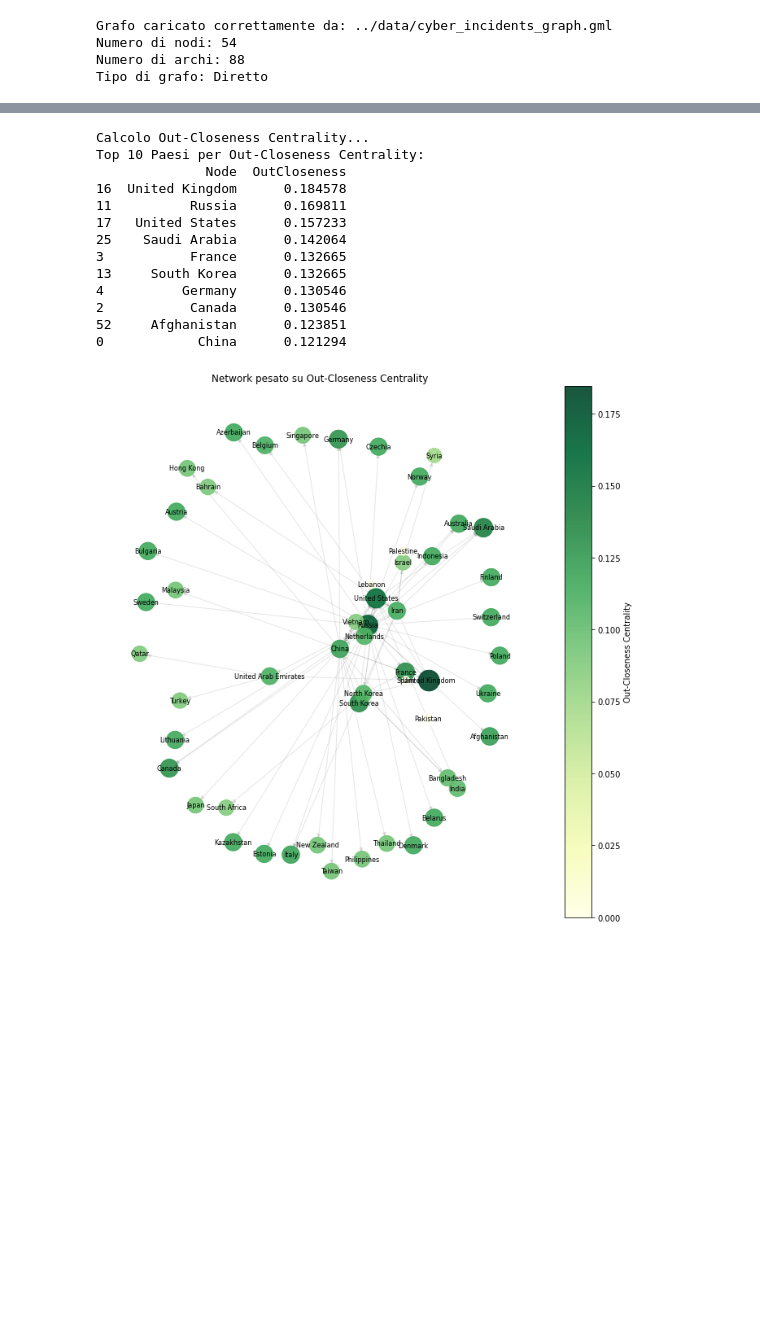
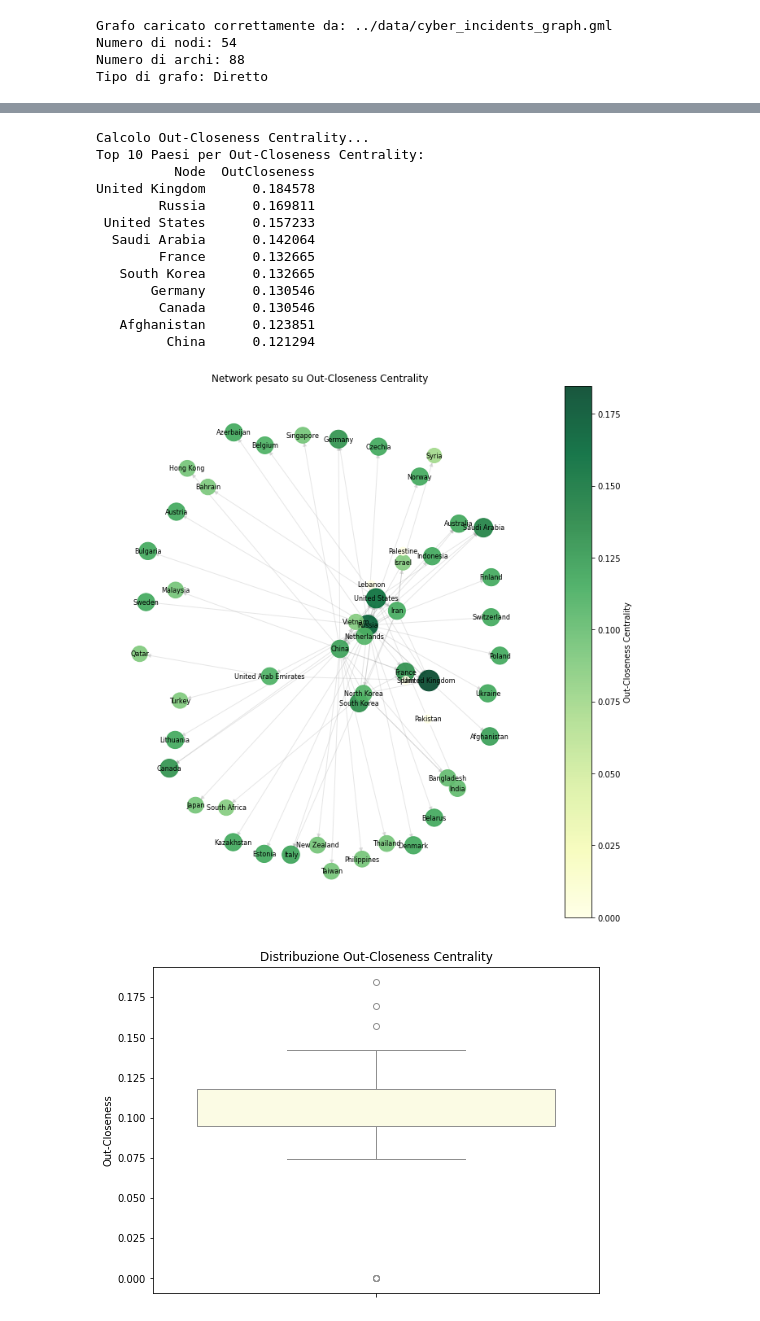
Before and after one commit to DataScience-Golddiggers/Graph-of-America, a Jupyter notebook: notebooks/03.1_Graph_Centrality_Analysis.ipynb, the cells around one changed output, grey strips where cells are left out. Cells and saved outputs as stored; diff of their text form; code cells hidden in the pictures; blank space fills up the shorter version.

```diff
--- a/notebooks/03.1_Graph_Centrality_Analysis.ipynb
+++ b/notebooks/03.1_Graph_Centrality_Analysis.ipynb
@@ -251,45 +260,54 @@ Top 10 Paesi per In-Closeness Centrality:
 # %%
 # --- OUT-CLOSENESS CENTRALITY ---
 # Out-Closeness misura quanto facilmente un nodo può raggiungere tutti gli altri nodi.
 
 print("Calcolo Out-Closeness Centrality...")
 out_closeness_centrality = nx.closeness_centrality(G)
 
 df_out_closeness = pd.DataFrame(list(out_closeness_centrality.items()), columns=['Node', 'OutCloseness'])
 df_out_closeness = df_out_closeness.sort_values(by='OutCloseness', ascending=False)
 
 print("Top 10 Paesi per Out-Closeness Centrality:")
-print(df_out_closeness.head(10))
+print(df_out_closeness.head(10).to_string(index=False))
 
 # 1. Force-Directed Graph
 plt.figure(figsize=(12, 12))
 pos = nx.spring_layout(G, seed=42)
 node_sizes = [v * 3000 + 100 for v in out_closeness_centrality.values()]
 nodes = nx.draw_networkx_nodes(G, pos, node_size=node_sizes,
                                node_color=list(out_closeness_centrality.values()),
                                cmap=plt.cm.YlGn, alpha=0.9)
 nx.draw_networkx_edges(G, pos, alpha=0.2, edge_color='gray')
 nx.draw_networkx_labels(G, pos, font_size=8)
 plt.colorbar(nodes, label='Out-Closeness Centrality')
 plt.title('Network pesato su Out-Closeness Centrality')
 plt.axis('off')
 plt.savefig(f"{output_folder}/out_closeness_network.png")
 plt.show()
+
+# 2. Box Plot
+plt.figure(figsize=(8, 6))
+sns.boxplot(y=df_out_closeness['OutCloseness'], color='lightyellow')
+plt.title('Distribuzione Out-Closeness Centrality')
+plt.ylabel('Out-Closeness')
+plt.savefig(f"{output_folder}/out_closeness_boxplot.png")
+plt.show()
 # %% [output]
 Calcolo Out-Closeness Centrality...
 Top 10 Paesi per Out-Closeness Centrality:
-              Node  OutCloseness
-16  United Kingdom      0.184578
-11          Russia      0.169811
-17   United States      0.157233
-25    Saudi Arabia      0.142064
-3           France      0.132665
-13     South Korea      0.132665
-4          Germany      0.130546
-2           Canada      0.130546
-52     Afghanistan      0.123851
-0            China      0.121294
+          Node  OutCloseness
+United Kingdom      0.184578
+        Russia      0.169811
+ United States      0.157233
+  Saudi Arabia      0.142064
+        France      0.132665
+   South Korea      0.132665
+       Germany      0.130546
+        Canada      0.130546
+   Afghanistan      0.123851
+         China      0.121294
 [figure]
+[figure, added]
 # %%
 # --- IN-EIGENVECTOR CENTRALITY ---
 # L'Eigenvector Centrality misura l'influenza di un nodo basandosi sull'influenza dei suoi vicini.
```
Also changed, not shown: parts of 6 cells of this notebook.
